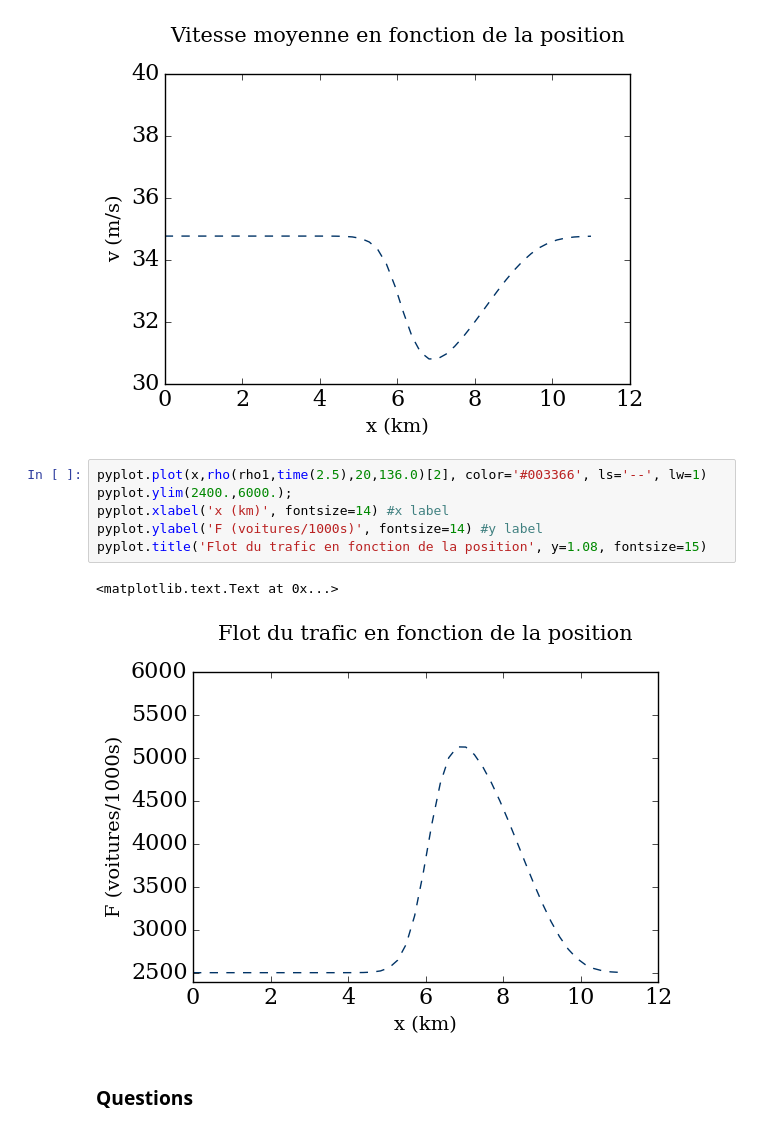
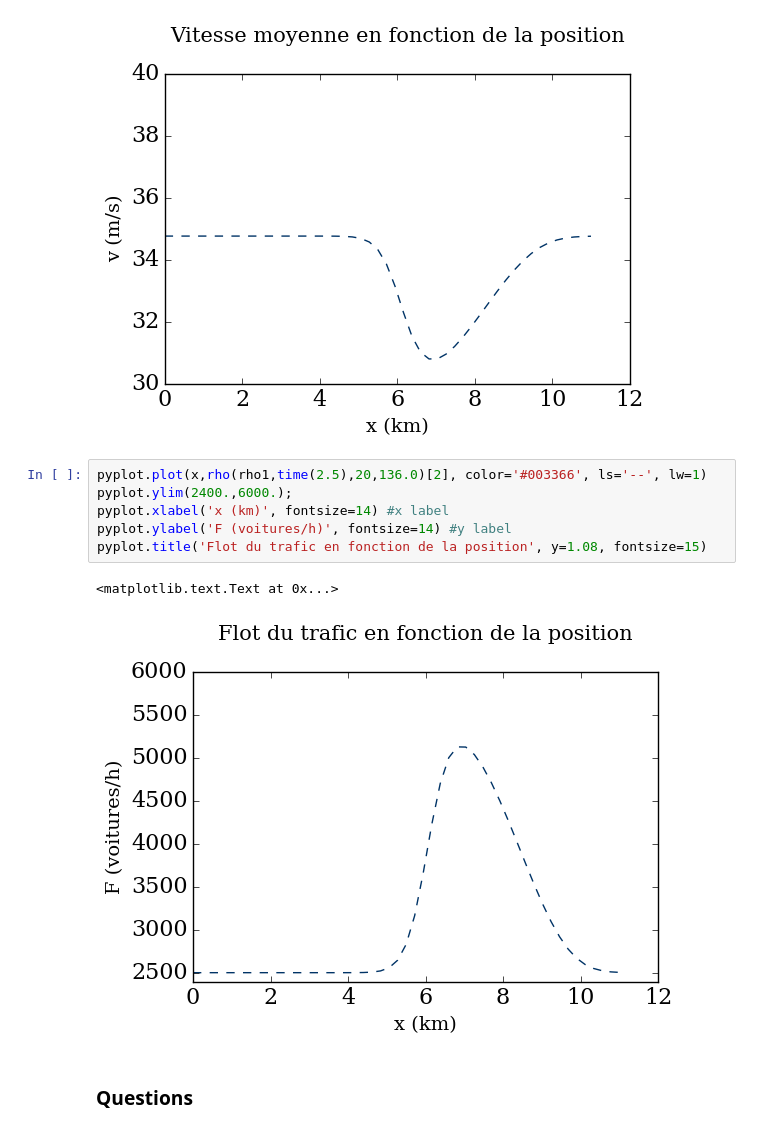
Before and after one commit to CarolineJonas/Module-2---Space-time, a Jupyter notebook: Module2_Final.ipynb, the cells around one changed output. Drawn from its saved outputs; the diff is of its cells as text.

```diff
--- a/Module2_Final.ipynb
+++ b/Module2_Final.ipynb
@@ -188,12 +190,12 @@ pyplot.title('Vitesse moyenne en fonction de la position', y=1.08, fontsize=15)
 # %%
 pyplot.plot(x,rho(rho1,time(2.5),20,136.0)[2], color='#003366', ls='--', lw=1)
 pyplot.ylim(2400.,6000.);
 pyplot.xlabel('x (km)', fontsize=14) #x label
-pyplot.ylabel('F (voitures/1000s)', fontsize=14) #y label
+pyplot.ylabel('F (voitures/h)', fontsize=14) #y label
 pyplot.title('Flot du trafic en fonction de la position', y=1.08, fontsize=15)
 # %% [output]
 <matplotlib.text.Text at 0x...>
-[figure, old version]
+[figure, new version]
 # %% [markdown]
 ### Questions
 # %% [markdown]
```
Also changed, not shown: parts of 2 cells of this notebook.
